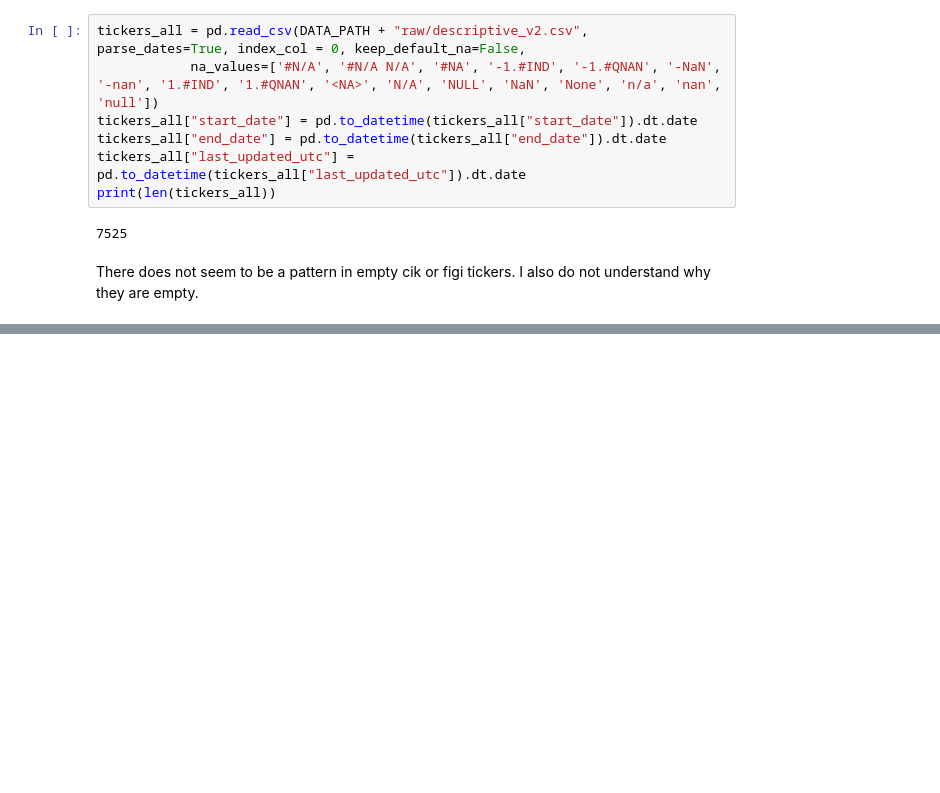
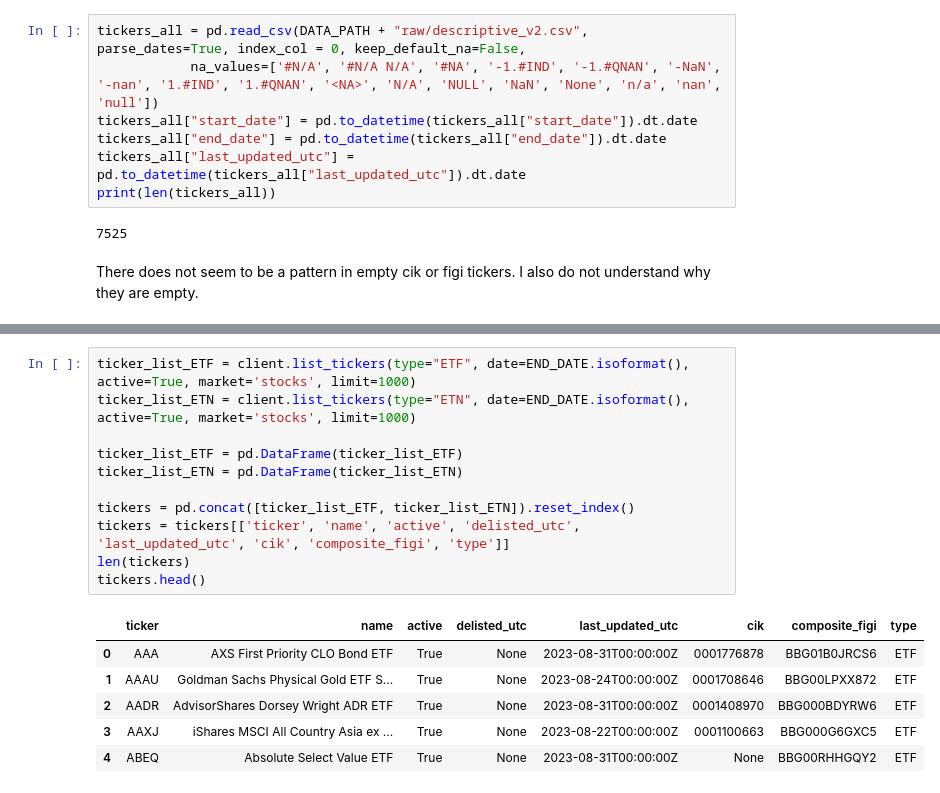
Before and after one commit to shinathan/QSExtended, a Jupyter notebook: data_import/polygon/1_get_tickers.ipynb, the cells around one changed output, grey strips where cells are left out. Cells and saved outputs as stored; diff of their text form; blank space fills up the shorter version.

```diff
--- a/data_import/polygon/1_get_tickers.ipynb
+++ b/data_import/polygon/1_get_tickers.ipynb
@@ -1656,0 +1678,18 @@ empty_figi.head(10)
+# %%
+ticker_list_ETF = client.list_tickers(type="ETF", date=END_DATE.isoformat(), active=True, market='stocks', limit=1000)
+ticker_list_ETN = client.list_tickers(type="ETN", date=END_DATE.isoformat(), active=True, market='stocks', limit=1000)
+
+ticker_list_ETF = pd.DataFrame(ticker_list_ETF)
+ticker_list_ETN = pd.DataFrame(ticker_list_ETN)
+
+tickers = pd.concat([ticker_list_ETF, ticker_list_ETN]).reset_index()
+tickers = tickers[['ticker', 'name', 'active', 'delisted_utc', 'last_updated_utc', 'cik', 'composite_figi', 'type']]
+len(tickers)
+tickers.head()
+# %% [output]
+|  | ticker | name | active | delisted_utc | last_updated_utc | cik | composite_figi | type |
+| 0 | AAA | AXS First Priority CLO Bond ETF | True | None | 2023-08-31T00:00:00Z | 0001776878 | BBG01B0JRCS6 | ETF |
+| 1 | AAAU | Goldman Sachs Physical Gold ETF S... | True | None | 2023-08-24T00:00:00Z | 0001708646 | BBG00LPXX872 | ETF |
+| 2 | AADR | AdvisorShares Dorsey Wright ADR ETF | True | None | 2023-08-31T00:00:00Z | 0001408970 | BBG000BDYRW6 | ETF |
+| 3 | AAXJ | iShares MSCI All Country Asia ex ... | True | None | 2023-08-22T00:00:00Z | 0001100663 | BBG000G6GXC5 | ETF |
+| 4 | ABEQ | Absolute Select Value ETF | True | None | 2023-08-31T00:00:00Z | None | BBG00RHHGQY2 | ETF |
```
Also changed, not shown: parts of 12 cells of this notebook.
